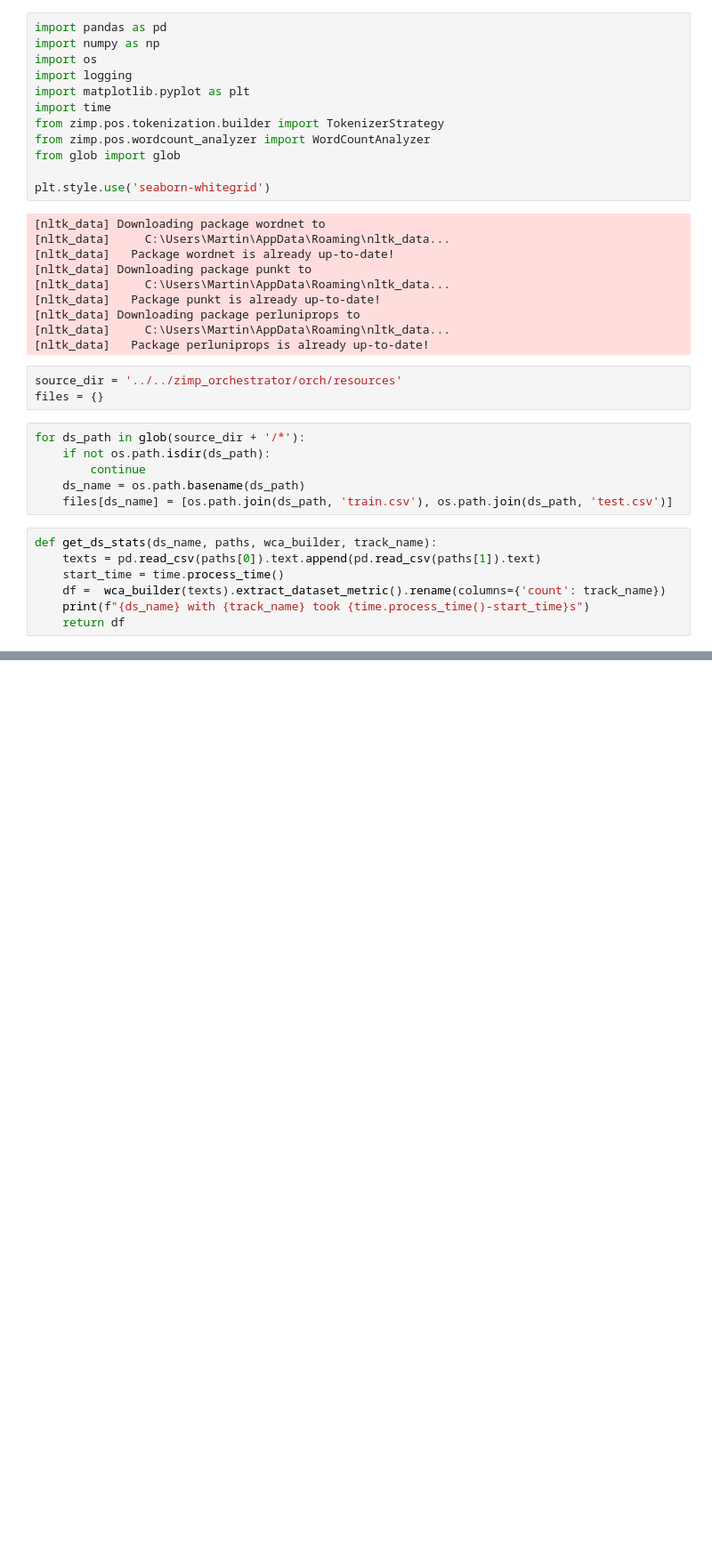
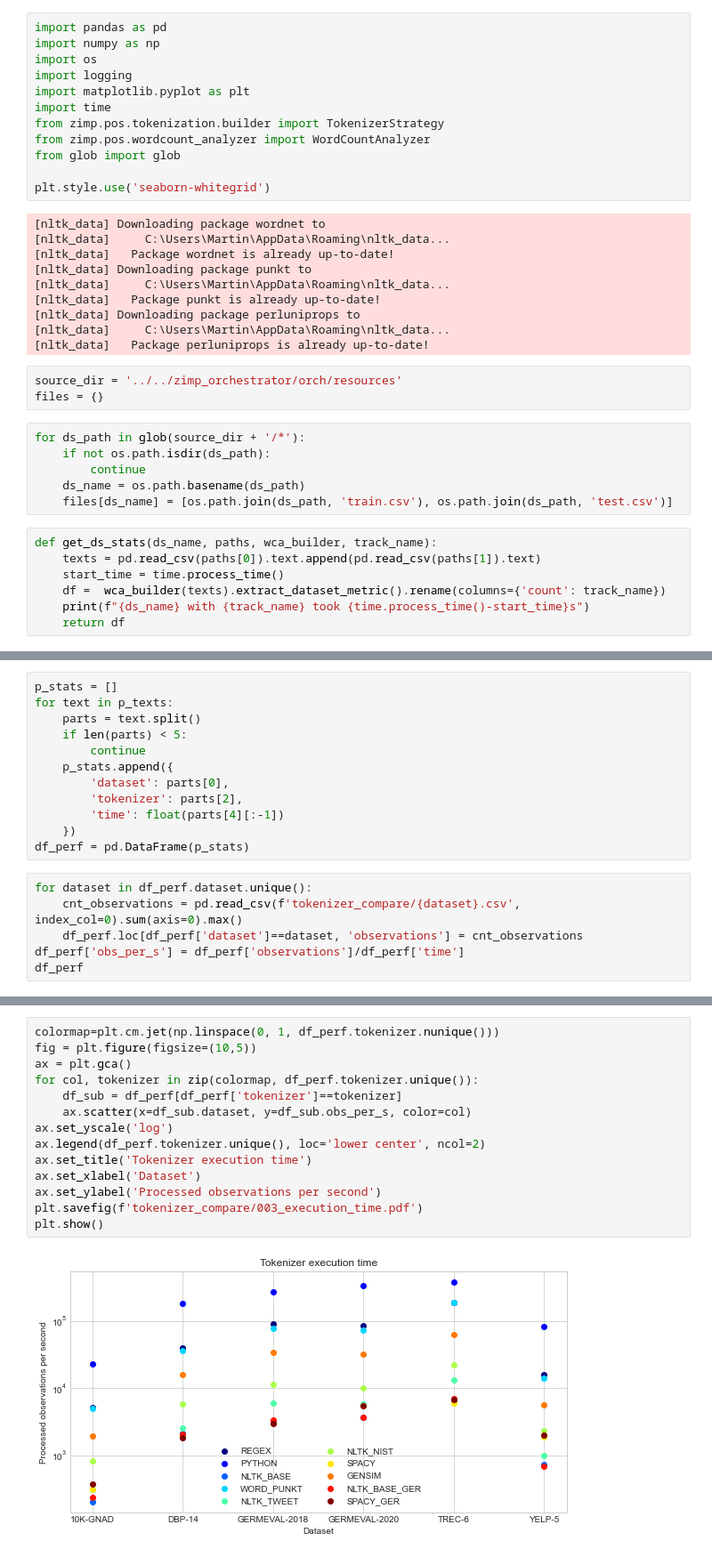
Before and after one commit to freecraver/zimp_experiments, a Jupyter notebook: pos/word_count.ipynb, the cells around one changed output, grey strips where cells are left out. Shown at 89% size. Drawn from its saved outputs; the diff is of its cells as text; blank space fills up the shorter version.

```diff
--- a/pos/word_count.ipynb
+++ b/pos/word_count.ipynb
@@ -166,0 +234,18 @@ GERMEVAL-2020 with SPACY_GER took 34.578125s
+# %%
+p_stats = []
+for text in p_texts:
+    parts = text.split()
+    if len(parts) < 5:
+        continue
+    p_stats.append({
+        'dataset': parts[0],
+        'tokenizer': parts[2],
+        'time': float(parts[4][:-1])
+    })
+df_perf = pd.DataFrame(p_stats)
+# %%
+for dataset in df_perf.dataset.unique():
+    cnt_observations = pd.read_csv(f'tokenizer_compare/{dataset}.csv', index_col=0).sum(axis=0).max()
+    df_perf.loc[df_perf['dataset']==dataset, 'observations'] = cnt_observations
+df_perf['obs_per_s'] = df_perf['observations']/df_perf['time']
+df_perf
@@ -166,0 +270,16 @@ GERMEVAL-2020 with SPACY_GER took 34.578125s
+# %%
+colormap=plt.cm.jet(np.linspace(0, 1, df_perf.tokenizer.nunique()))
+fig = plt.figure(figsize=(10,5))
+ax = plt.gca()
+for col, tokenizer in zip(colormap, df_perf.tokenizer.unique()):
+    df_sub = df_perf[df_perf['tokenizer']==tokenizer]
+    ax.scatter(x=df_sub.dataset, y=df_sub.obs_per_s, color=col)
+ax.set_yscale('log')
+ax.legend(df_perf.tokenizer.unique(), loc='lower center', ncol=2)
+ax.set_title('Tokenizer execution time')
+ax.set_xlabel('Dataset')
+ax.set_ylabel('Processed observations per second')
+plt.savefig(f'tokenizer_compare/003_execution_time.pdf')
+plt.show()
+# %% [output]
+[figure, added]
```
Also changed, not shown: parts of 8 cells of this notebook, 13 other files.
